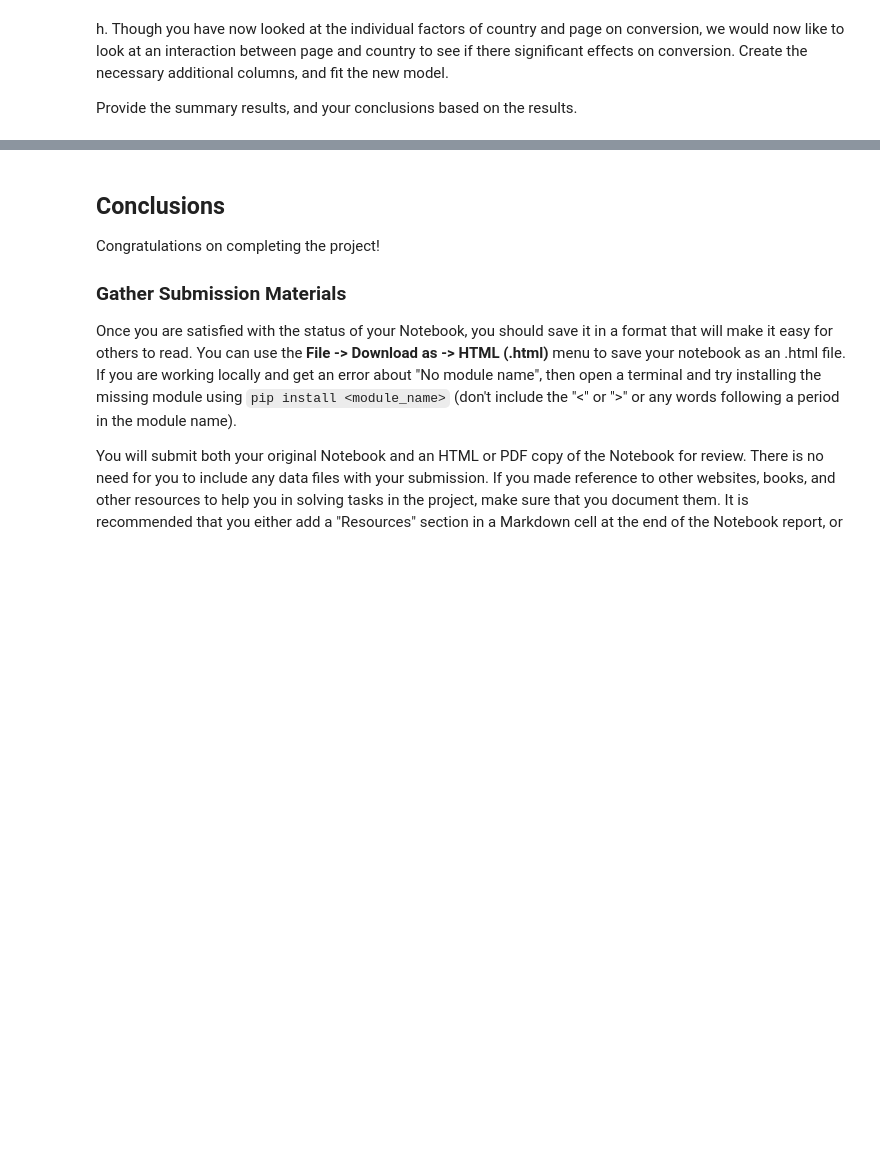
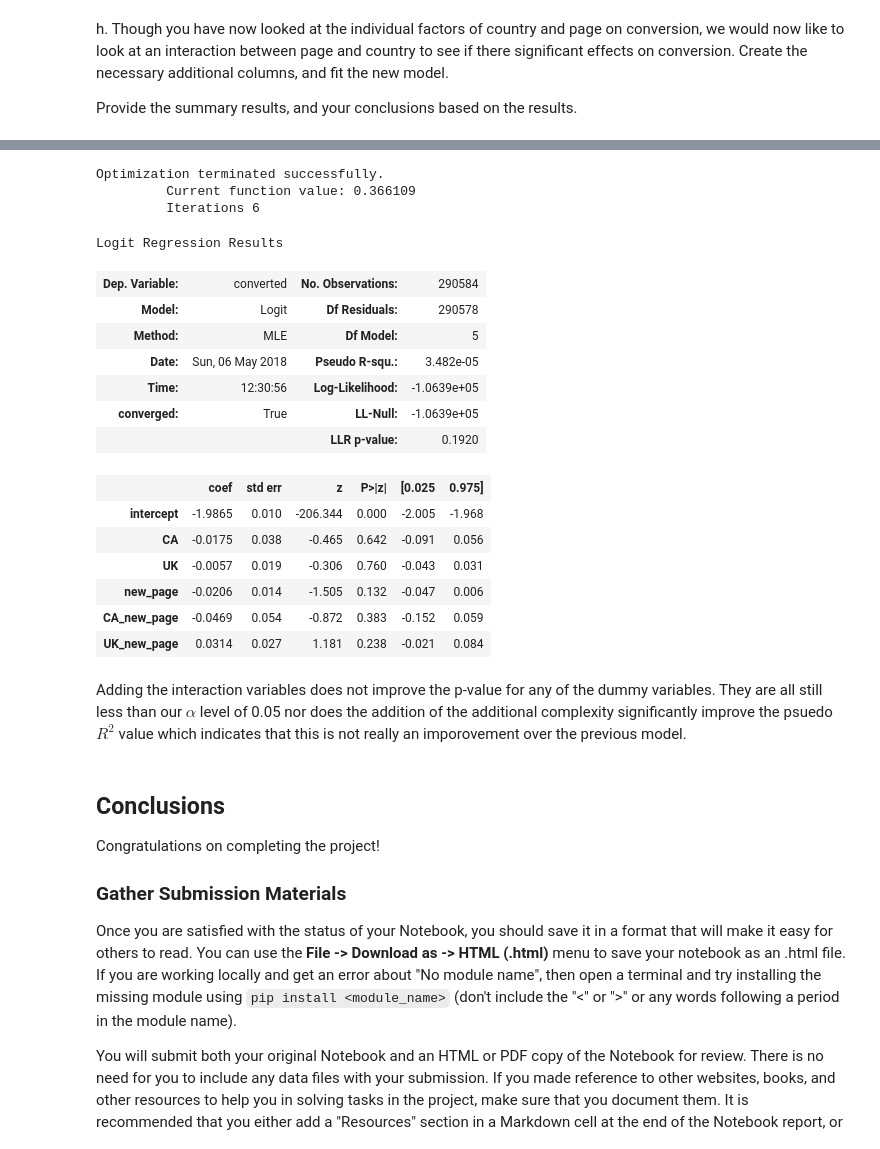
Before and after one commit to dandoug/dand-project4, a Jupyter notebook: Analyze_ab_test_results_notebook.ipynb, the cells around one changed output, grey strips where cells are left out. Saved outputs shown, nothing was run; the diff lists cells and outputs as text; code cells hidden in the pictures; blank space fills up the shorter version.

```diff
--- a/Analyze_ab_test_results_notebook.ipynb
+++ b/Analyze_ab_test_results_notebook.ipynb
@@ -392,5 +442,29 @@ Provide the summary results, and your conclusions based on the results.
 # %%
 ### Fit Your Linear Model And Obtain the Results
+log_mod = sm.Logit(df_new.converted,df_new[['intercept','CA','UK','new_page','CA_new_page','UK_new_page']])
+results = log_mod.fit()
+results.summary()
+# %% [output]
+Optimization terminated successfully.
+         Current function value: 0.366109
+         Iterations 6
+Logit Regression Results
+| Dep. Variable: | converted | No. Observations: | 290584 |
+| Model: | Logit | Df Residuals: | 290578 |
+| Method: | MLE | Df Model: | 5 |
+| Date: | Sun, 06 May 2018 | Pseudo R-squ.: | 3.482e-05 |
+| Time: | 12:30:56 | Log-Likelihood: | -1.0639e+05 |
+| converged: | True | LL-Null: | -1.0639e+05 |
+|  |  | LLR p-value: | 0.1920 |
+|  | coef | std err | z | P>|z| | [0.025 | 0.975] |
+| intercept | -1.9865 | 0.010 | -206.344 | 0.000 | -2.005 | -1.968 |
+| CA | -0.0175 | 0.038 | -0.465 | 0.642 | -0.091 | 0.056 |
+| UK | -0.0057 | 0.019 | -0.306 | 0.760 | -0.043 | 0.031 |
+| new_page | -0.0206 | 0.014 | -1.505 | 0.132 | -0.047 | 0.006 |
+| CA_new_page | -0.0469 | 0.054 | -0.872 | 0.383 | -0.152 | 0.059 |
+| UK_new_page | 0.0314 | 0.027 | 1.181 | 0.238 | -0.021 | 0.084 |
+# %% [markdown]
+Adding the interaction variables does not improve the p-value for any of the dummy variables.  They are all still less  than our $\alpha$ level of 0.05 nor does the addition of the additional complexity significantly improve the psuedo $R^2$ value which indicates that this is not really an imporovement over the previous model.
 # %% [markdown]
 <a id='conclusions'></a>
 ## Conclusions
```
Also changed, not shown: parts of 10 cells of this notebook.
